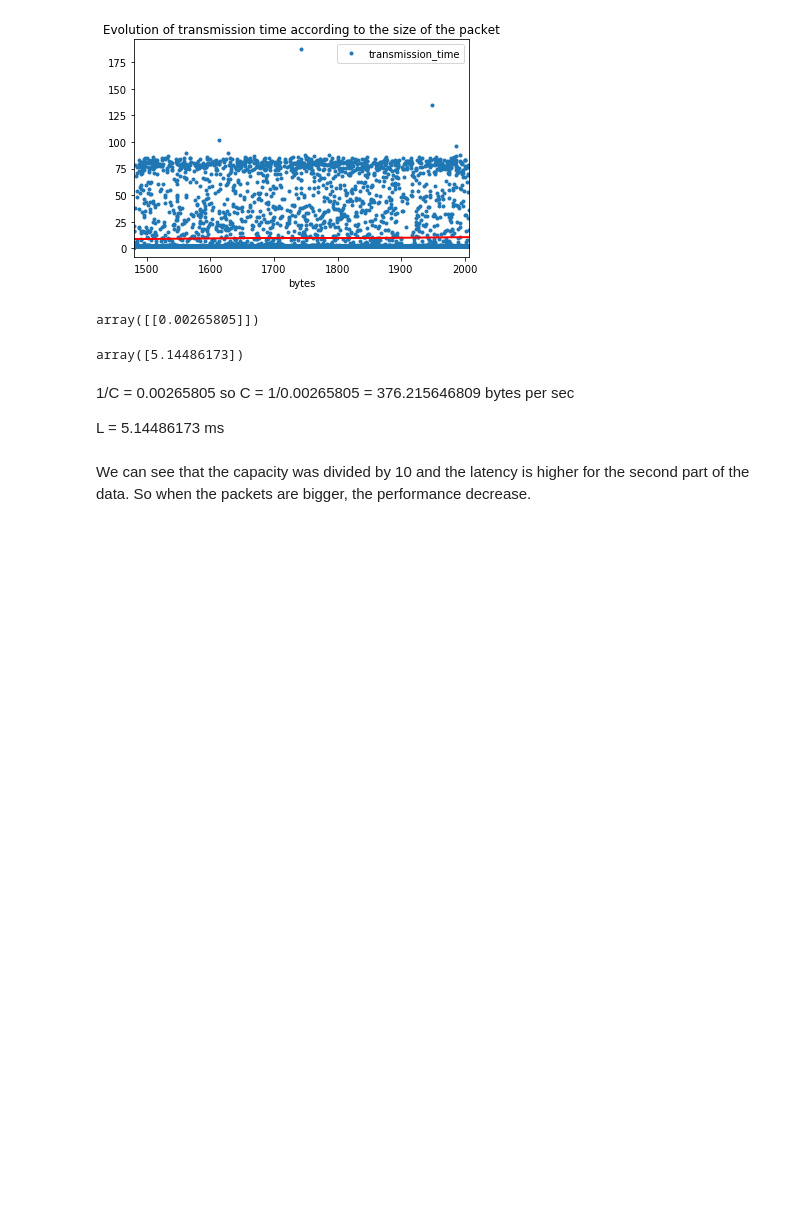
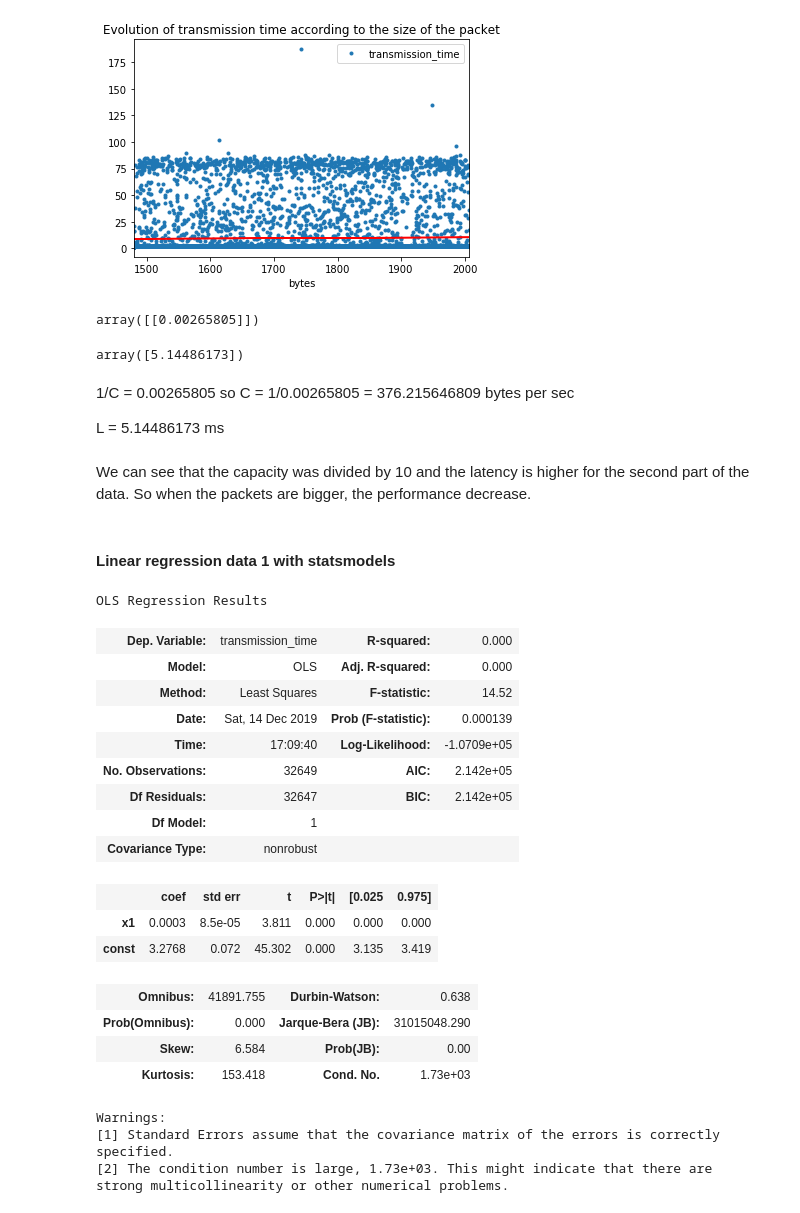
Before and after one commit to MarieBadaroux/Recherche_Reproductible, a Jupyter notebook: Recherche_reproductible_ping.ipynb, the cells around one changed output. Cells and saved outputs as stored; diff of their text form; code cells hidden in the pictures; blank space fills up the shorter version.

```diff
--- a/Recherche_reproductible_ping.ipynb
+++ b/Recherche_reproductible_ping.ipynb
@@ -180,3 +182,34 @@ array([5.14486173])
 L = 5.14486173 ms
 # %% [markdown]
 We can see that the capacity was divided by 10 and the latency is higher for the second part of the data. So when the packets are bigger, the performance decrease.
+# %% [markdown]
+#### Linear regression data 1 with statsmodels
+# %%
+X = data_1['bytes']
+X = np.vander(X, 2)
+y = data_1['transmission_time']
+model = sm.OLS(y, X)
+results = model.fit()
+results.summary()
+# %% [output]
+OLS Regression Results
+| Dep. Variable: | transmission_time | R-squared: | 0.000 |
+| Model: | OLS | Adj. R-squared: | 0.000 |
+| Method: | Least Squares | F-statistic: | 14.52 |
+| Date: | Sat, 14 Dec 2019 | Prob (F-statistic): | 0.000139 |
+| Time: | 17:09:40 | Log-Likelihood: | -1.0709e+05 |
+| No. Observations: | 32649 | AIC: | 2.142e+05 |
+| Df Residuals: | 32647 | BIC: | 2.142e+05 |
+| Df Model: | 1 |  |  |
+| Covariance Type: | nonrobust |  |  |
+|  | coef | std err | t | P>|t| | [0.025 | 0.975] |
+| x1 | 0.0003 | 8.5e-05 | 3.811 | 0.000 | 0.000 | 0.000 |
+| const | 3.2768 | 0.072 | 45.302 | 0.000 | 3.135 | 3.419 |
+| Omnibus: | 41891.755 | Durbin-Watson: | 0.638 |
+| Prob(Omnibus): | 0.000 | Jarque-Bera (JB): | 31015048.290 |
+| Skew: | 6.584 | Prob(JB): | 0.00 |
+| Kurtosis: | 153.418 | Cond. No. | 1.73e+03 |
+Warnings:
+[1] Standard Errors assume that the covariance matrix of the errors is correctly specified.
+[2] The condition number is large, 1.73e+03. This might indicate that there are
+strong multicollinearity or other numerical problems.
```
Also changed, not shown: parts of 5 cells of this notebook.
